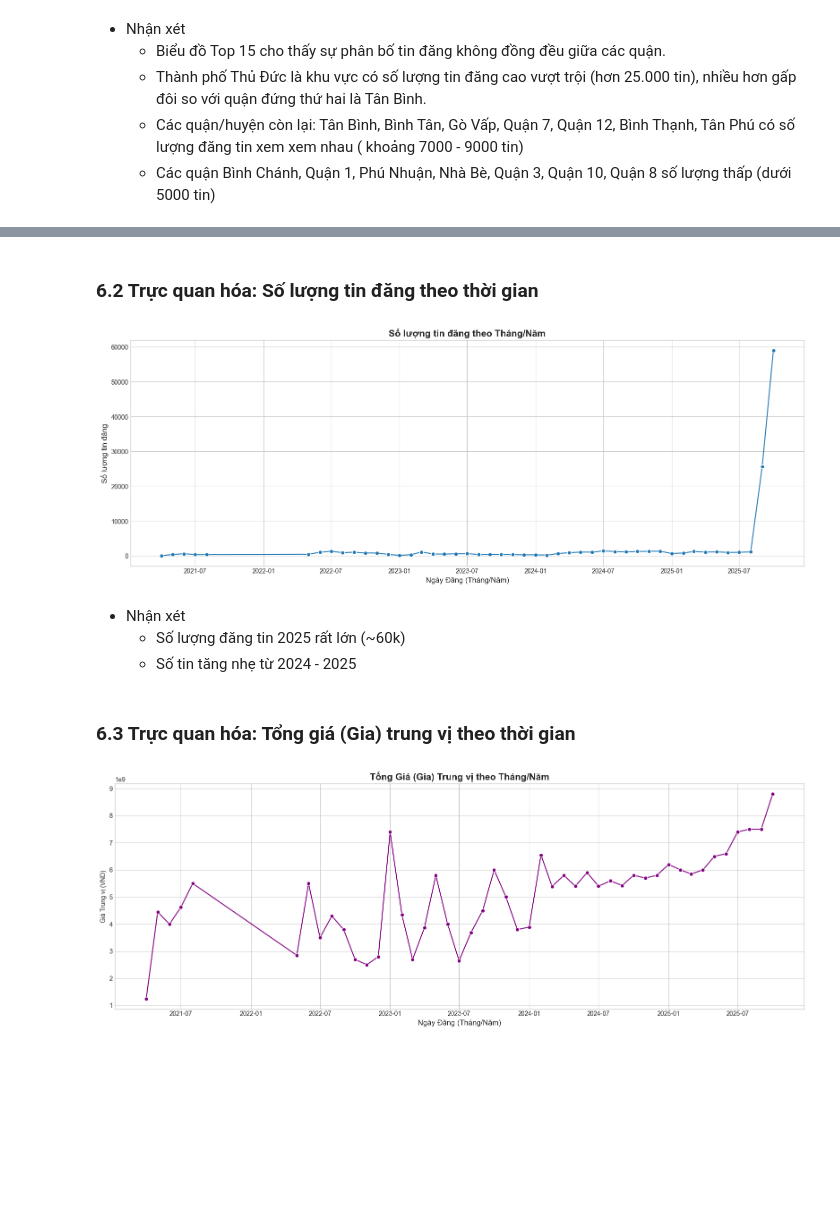
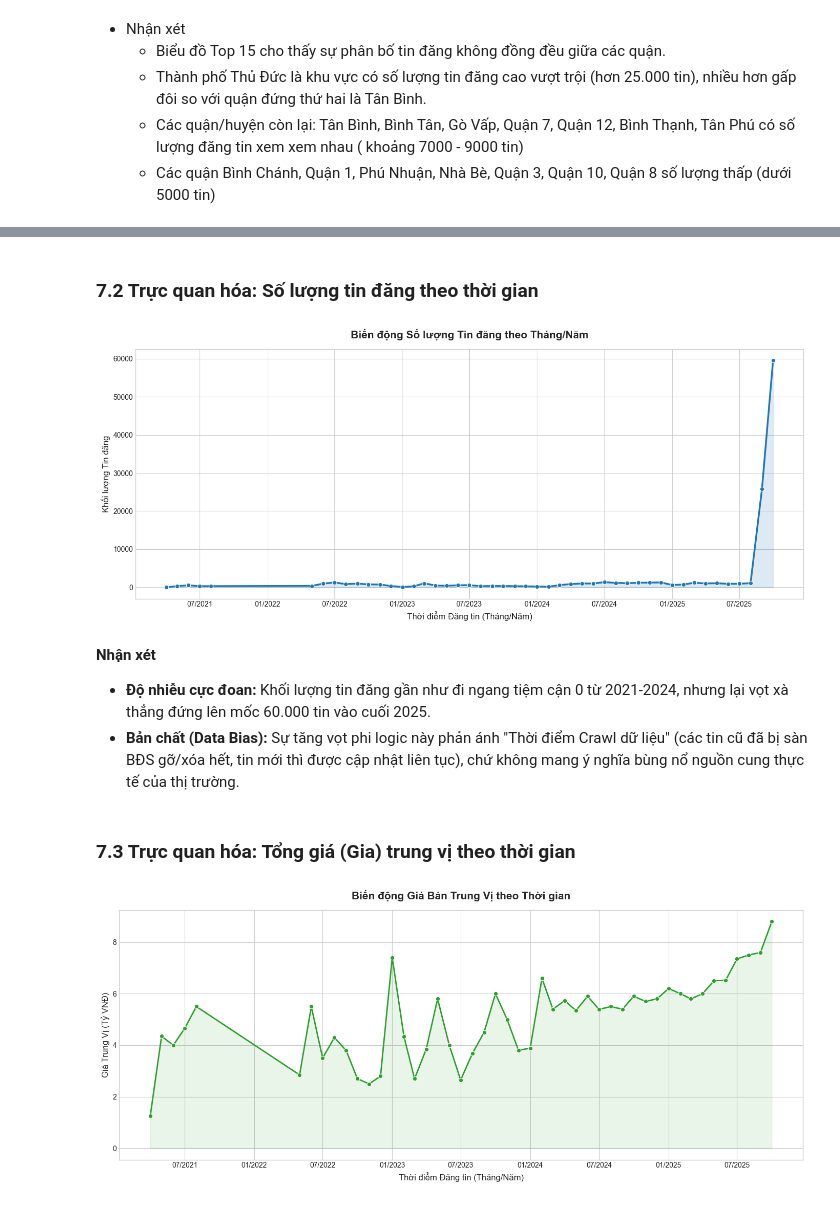
Before and after one commit to LeThanhTin4081/analyst-house-price, a Jupyter notebook: notebooks/eda/eda_bds_hcm.ipynb, the cells around one changed output, grey strips where cells are left out. Saved outputs shown, nothing was run; the diff lists cells and outputs as text; code cells hidden in the pictures; blank space fills up the shorter version.

```diff
--- a/notebooks/eda/eda_bds_hcm.ipynb
+++ b/notebooks/eda/eda_bds_hcm.ipynb
@@ -14,7 +22,7 @@ warnings.filterwarnings('ignore')
 pd.set_option('display.max_columns', None)
 pd.set_option('display.max_rows', 100)
 # %%
-file_path_clean = '../tien_xy_ly/fulldata_clean_4web.csv'
+file_path_clean = '../../data/processed/fulldata_clean_4web.csv'
 df_eda = pd.read_csv(file_path_clean)
 # %%
 print(f"Đã đọc xong file: {file_path_clean}")
@@ -860,38 +976,52 @@ display(time_stats.head())
 # %% [markdown]
-### **6.2 Trực quan hóa: Số lượng tin đăng theo thời gian**
+### **7.2 Trực quan hóa: Số lượng tin đăng theo thời gian**
 # %%
-# Biểu đồ 1: Số lượng tin đăng theo thời gian
-if not time_stats.empty:
-    plt.figure(figsize=(16, 6))
-    sns.lineplot(data=time_stats, x='NamThang', y='SoLuongTin', marker='o')
-    plt.title('Số lượng tin đăng theo Tháng/Năm', fontsize=15, weight='bold')
-    plt.xlabel('Ngày Đăng (Tháng/Năm)', fontsize=12)
-    plt.ylabel('Số lượng tin đăng', fontsize=12)
-    plt.tight_layout()
-    plt.show()
-else:
-    print("Không có dữ liệu 'time_stats' để vẽ biểu đồ.")
+plt.style.use('seaborn-v0_8-whitegrid')
+plt.figure(figsize=(14, 6))
+
+# Vẽ Area Plot đầm và chắc chắn
+ax = sns.lineplot(
+    data=time_stats, x='NamThang', y='SoLuongTin',
+    marker='o', markersize=6, linewidth=2.5, color='#1f77b4'
+)
+plt.fill_between(time_stats['NamThang'], time_stats['SoLuongTin'], color='#1f77b4', alpha=0.15)
+ax.xaxis.set_major_formatter(mdates.DateFormatter('%m/%Y'))
+
+plt.title('Biến động Số lượng Tin đăng theo Tháng/Năm', fontsize=15, weight='bold', pad=15)
+plt.xlabel('Thời điểm Đăng tin (Tháng/Năm)', fontsize=12)
+plt.ylabel('Khối lượng Tin đăng', fontsize=12)
+
+plt.tight_layout()
+plt.show()
 # %% [output]
-[figure, old version]
+[figure, new version]
 # %% [markdown]
-* Nhận xét
-    * Số lượng đăng tin 2025 rất lớn (~60k)
-    * Số tin tăng nhẹ từ 2024 - 2025
+**Nhận xét**
+- **Độ nhiễu cực đoan:** Khối lượng tin đăng gần như đi ngang tiệm cận 0 từ 2021-2024, nhưng lại vọt xà thẳng đứng lên mốc 60.000 tin vào cuối 2025.
+- **Bản chất (Data Bias):** Sự tăng vọt phi logic này phản ánh "Thời điểm Crawl dữ liệu" (các tin cũ đã bị sàn BĐS gỡ/xóa hết, tin mới thì được cập nhật liên tục), chứ không mang ý nghĩa bùng nổ nguồn cung thực tế của thị trường.
 # %% [markdown]
-### **6.3 Trực quan hóa: Tổng giá (Gia) trung vị theo thời gian**
+### **7.3 Trực quan hóa: Tổng giá (Gia) trung vị theo thời gian**
 # %%
-# Biểu đồ 2: Tổng giá (Gia) trung vị theo thời gian
 if not time_stats.empty:
-    plt.figure(figsize=(16, 6))
-    sns.lineplot(data=time_stats, x='NamThang', y='GiaTrungVi', marker='o', color='purple')
-    plt.title('Tổng Giá (Gia) Trung vị theo Tháng/Năm', fontsize=15, weight='bold')
-    plt.xlabel('Ngày Đăng (Tháng/Năm)', fontsize=12)
-    plt.ylabel('Giá Trung vị (VND)')
-    # plt.yscale('log') # Có thể cần dùng thang log nếu biến động mạnh
+    plt.figure(figsize=(14, 6))
+
+    # Chuyển sang màu Xanh lá (Green), xài hệ Tỷ đễ trục Y sạch sẽ số liệu
+    ax = sns.lineplot(
+        data=time_stats, x='NamThang', y='GiaTrungVi_ty',
+        marker='o', markersize=6, linewidth=2, color='#2ca02c'
+    )
+    plt.fill_between(time_stats['NamThang'], time_stats['GiaTrungVi_ty'], color='#2ca02c', alpha=0.1)
+
+    ax.xaxis.set_major_formatter(mdates.DateFormatter('%m/%Y'))
+
+    plt.title('Biến động Giá Bán Trung Vị theo Thời gian', fontsize=15, weight='bold', pad=15)
+    plt.xlabel('Thời điểm Đăng tin (Tháng/Năm)', fontsize=12)
+    plt.ylabel('Giá Trung Vị (Tỷ VNĐ)', fontsize=12)
+
     plt.tight_layout()
     plt.show()
 else:
     print("Không có dữ liệu 'time_stats' để vẽ biểu đồ.")
 # %% [output]
-[figure, old version]
+[figure, new version]
 # %% [markdown]
```
Also changed, not shown: parts of 100 cells of this notebook, 7 other files.
